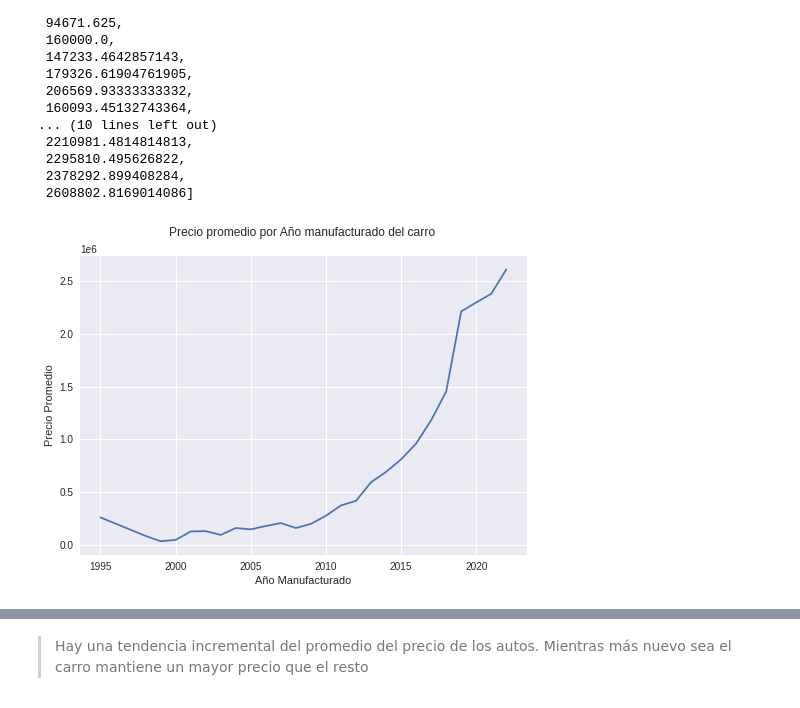
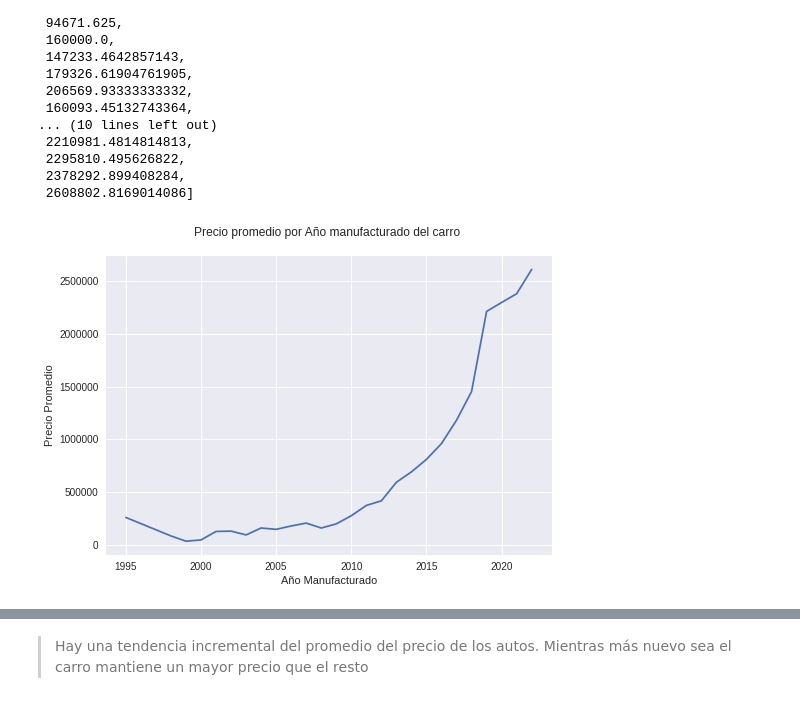
Before and after one commit to Dannais/Old-Car-Price-Prediction, a Jupyter notebook: Old_Car_Price_Prediction.ipynb, the cells around one changed output, grey strips where cells are left out. Cells and saved outputs as stored; diff of their text form; code cells hidden in the pictures.

```diff
--- a/Old_Car_Price_Prediction.ipynb
+++ b/Old_Car_Price_Prediction.ipynb
@@ -327,3 +354,14 @@ Data columns (total 9 columns):
  8   Seats                5436 non-null   int64
 dtypes: float64(1), int64(5), object(3)
 memory usage: 424.7+ KB
+# %%
+# Añadir campo de marca de carro
+df_brand = df["car_name"].str.split(" ",n=1,expand=True)
+df_brand.columns = ['Brand', 'only_car_name']
+
+# Añadir estos campos al df
+df = pd.concat([df_brand, df], axis=1)
+
+## Eliminar campos car_name
+df = df.drop(columns=['car_name'])
+df.head()
@@ -333,11 +378,14 @@ memory usage: 424.7+ KB
 Producir visuales univariantes para el objetivo y todas las características
 # %%
 # Histograma de precios
+plt.style.use('seaborn')
 plt.figure(figsize=[13,8])
 df['car_prices_in_rupee'].hist(bins = 30,
                                edgecolor = 'black')
 
 plt.ticklabel_format(useOffset=False, style='plain')
+plt.ylabel('Frecuencia')
+plt.xlabel('Precios')
 plt.xticks(rotation = 45)
 plt.show()
 # %% [output]
@@ -413,9 +461,10 @@ price_prom
 # %%
 plt.style.use('seaborn')
 plt.plot(manufactureYears, price_prom)
+plt.ticklabel_format(useOffset=False, style='plain')
 plt.xlabel('Año Manufacturado')
 plt.ylabel('Precio Promedio')
 plt.title('Precio promedio por Año manufacturado del carro \n')
 plt.show()
 # %% [output]
-[figure, old version]
+[figure, new version]
```
Also changed, not shown: parts of 26 cells of this notebook.
